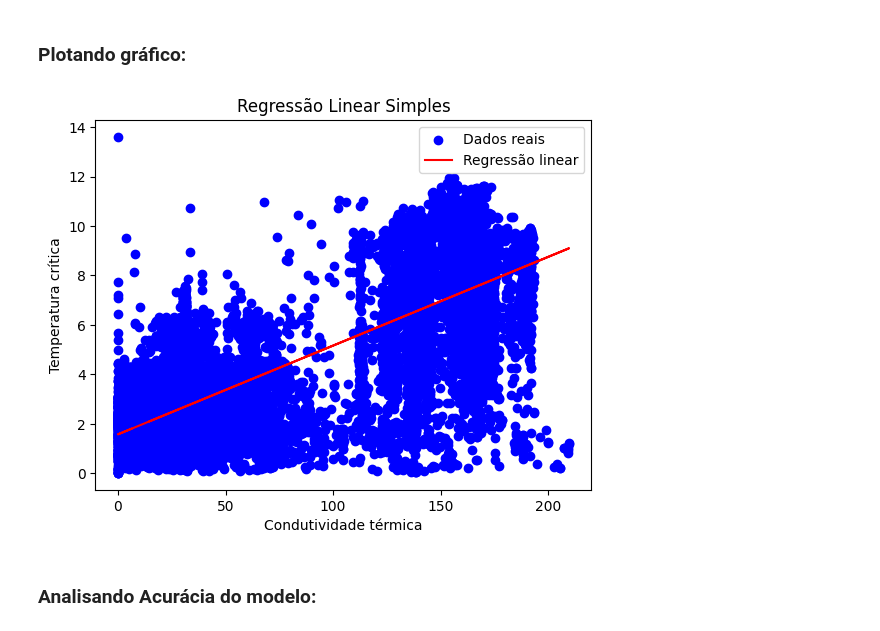
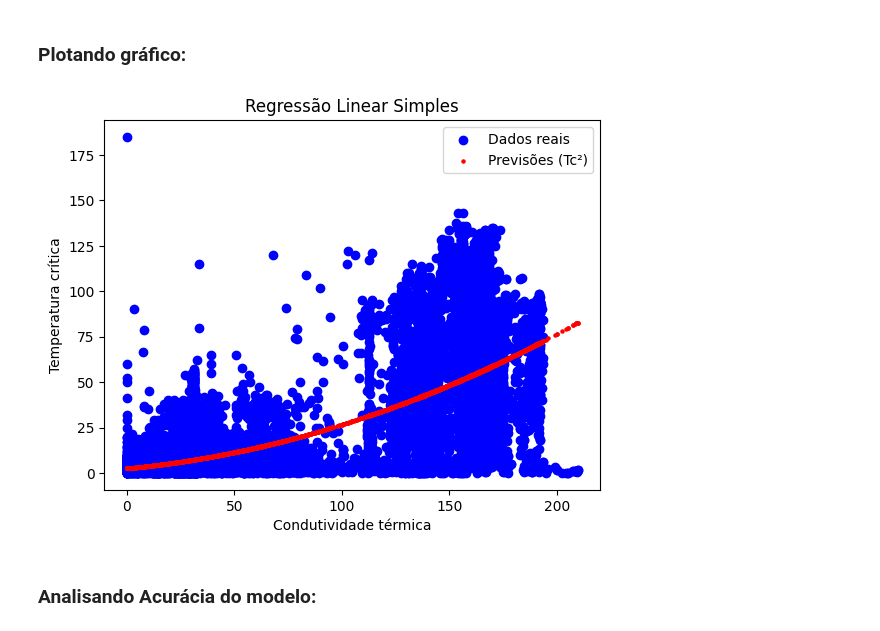
Before and after one commit to mthperera/predict-critical-temperature, a Jupyter notebook: notebooks/02_simples_reglin/fitting.ipynb, the cells around one changed output. Cells and saved outputs as stored; diff of their text form; code cells hidden in the pictures.

```diff
--- a/notebooks/02_simples_reglin/fitting.ipynb
+++ b/notebooks/02_simples_reglin/fitting.ipynb
@@ -48,19 +48,24 @@ Coeficiente de correlação linear (r): 0.7525
 # %%
 import matplotlib.pyplot as plt
 
 # Previsão dos valores:
-y_pred = modelo.predict(thermal_cond_array_train)
+y_pred_train = modelo.predict(thermal_cond_array_train)
+y_pred_train = np.where(y_pred_train < 0, 0, y_pred_train) # Zera valores negativos previstos
+
+# Reverte a transformação (raiz quadrada) → escala real (Kelvin):
+y_real_train = crit_temp_array_train**2
+y_pred_train = y_pred_train**2
 
 # Plotando os gráficos:
-plt.scatter(thermal_cond_array_train, crit_temp_array_train, color='blue', label='Dados reais')
-plt.plot(thermal_cond_array_train, y_pred, color='red', label='Regressão linear')
+plt.scatter(thermal_cond_array_train, y_real_train, color='blue', label='Dados reais')
+plt.scatter(thermal_cond_array_train, y_pred_train, s=5, color='red', label='Previsões (Tc²)')
 plt.xlabel('Condutividade térmica')
 plt.ylabel('Temperatura crítica')
 plt.title('Regressão Linear Simples')
 plt.legend()
 plt.show()
 # %% [output]
-[figure, old version]
+[figure, new version]
 # %% [markdown]
 ### Analisando Acurácia do modelo:
 # %%
```
Also changed, not shown: parts of 1 cell of this notebook, 1 other file.
